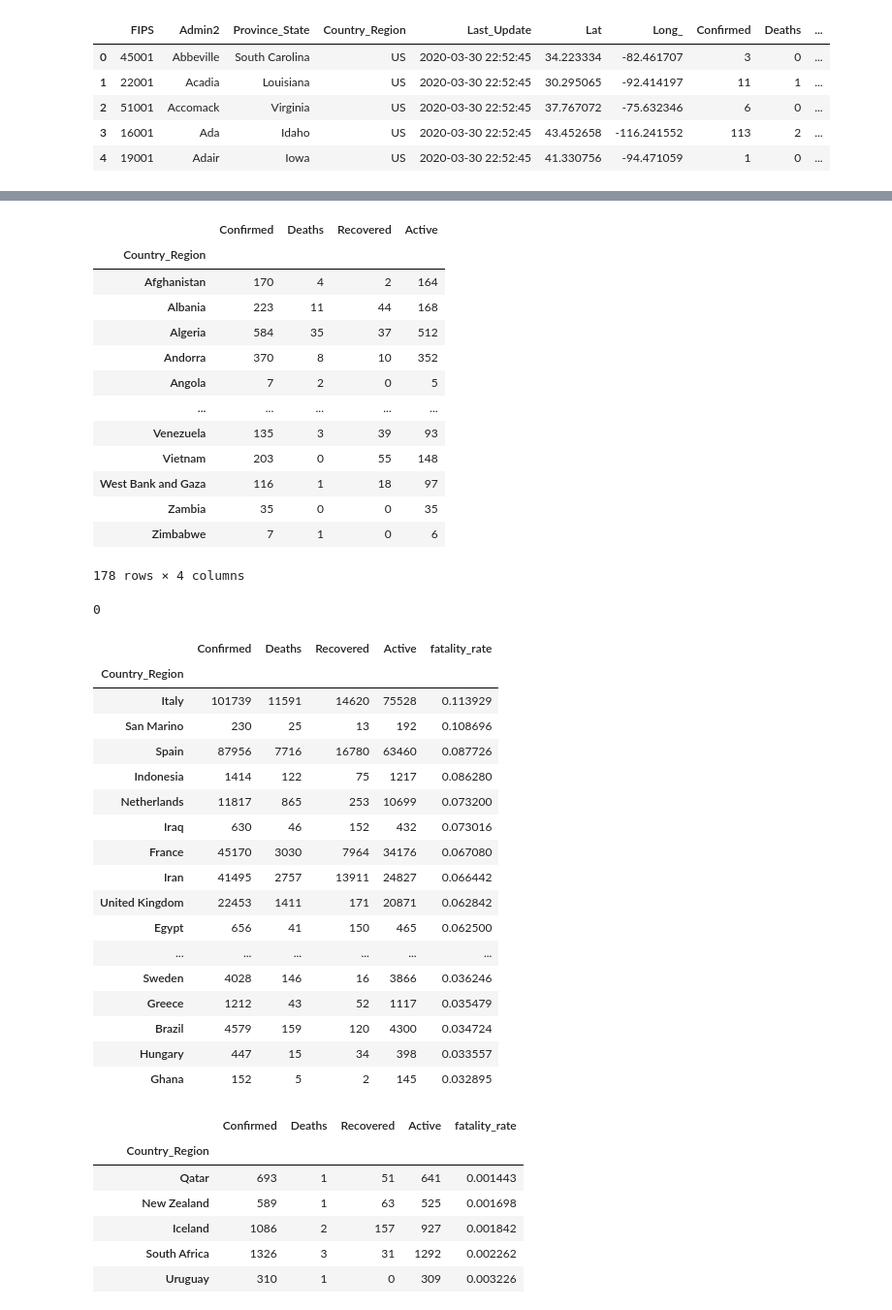
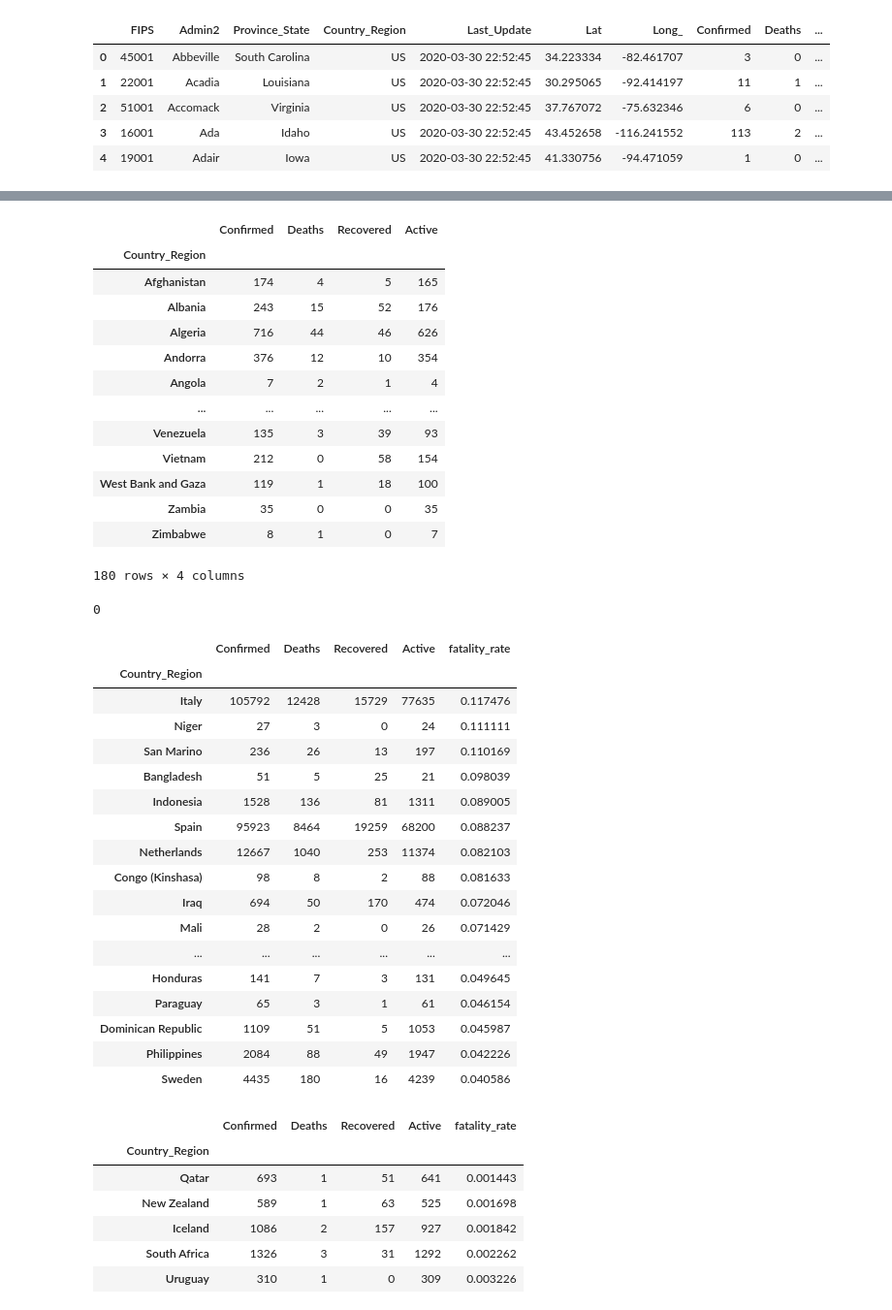
Before and after one commit to nnworkspace/covid19-insight, a Jupyter notebook: covid19-insight.ipynb, the cells around one changed output, grey strips where cells are left out. Shown at 97% size. Saved outputs shown, nothing was run; the diff lists cells and outputs as text; code cells hidden in the pictures.

Commit message:
add latest corona data and update jupyter notebook

```diff
--- a/covid19-insight.ipynb
+++ b/covid19-insight.ipynb
@@ -10,7 +10,7 @@ print('numpy version: ', np.version.version)
 pandas version:  1.0.1
 numpy version:  1.18.1
 # %%
-covid_daily_df = pd.read_csv('data/2020-03-30.csv')
+covid_daily_df = pd.read_csv('data/2020-03-31.csv')
 
 covid_daily_df.head()
 # %% [output]
@@ -106,18 +106,18 @@ df_country_cases
 # %% [output]
 |  | Confirmed | Deaths | Recovered | Active |
 | Country_Region |  |  |  |  |
-| Afghanistan | 170 | 4 | 2 | 164 |
-| Albania | 223 | 11 | 44 | 168 |
-| Algeria | 584 | 35 | 37 | 512 |
-| Andorra | 370 | 8 | 10 | 352 |
-| Angola | 7 | 2 | 0 | 5 |
+| Afghanistan | 174 | 4 | 5 | 165 |
+| Albania | 243 | 15 | 52 | 176 |
+| Algeria | 716 | 44 | 46 | 626 |
+| Andorra | 376 | 12 | 10 | 354 |
+| Angola | 7 | 2 | 1 | 4 |
 | ... | ... | ... | ... | ... |
 | Venezuela | 135 | 3 | 39 | 93 |
-| Vietnam | 203 | 0 | 55 | 148 |
-| West Bank and Gaza | 116 | 1 | 18 | 97 |
+| Vietnam | 212 | 0 | 58 | 154 |
+| West Bank and Gaza | 119 | 1 | 18 | 100 |
 | Zambia | 35 | 0 | 0 | 35 |
-| Zimbabwe | 7 | 1 | 0 | 6 |
+| Zimbabwe | 8 | 1 | 0 | 7 |
-178 rows × 4 columns
+180 rows × 4 columns
 # %%
 # show counties that do not have any corona patients yet
 len(df_country_cases.loc[df_country_cases['Confirmed'] == 0])
@@ -126,30 +126,30 @@ len(df_country_cases.loc[df_country_cases['Confirmed'] == 0])
 # %%
 # last operation tells that all countries in this csv file have confirmed cases.
 # now we can calculate the fatality rate
 
 df_country_cases['fatality_rate'] = df_country_cases.Deaths / df_country_cases.Confirmed
 
-fatalities = df_country_cases.query('(Deaths > 0) & (Confirmed > 100)') \
+fatalities = df_country_cases.query('(Deaths > 0) & (Confirmed > 25)') \
                             .sort_values(by = 'fatality_rate', ascending = False)
 
 fatalities[:25]
 # %% [output]
 |  | Confirmed | Deaths | Recovered | Active | fatality_rate |
 | Country_Region |  |  |  |  |  |
-| Italy | 101739 | 11591 | 14620 | 75528 | 0.113929 |
-| San Marino | 230 | 25 | 13 | 192 | 0.108696 |
-| Spain | 87956 | 7716 | 16780 | 63460 | 0.087726 |
-| Indonesia | 1414 | 122 | 75 | 1217 | 0.086280 |
-| Netherlands | 11817 | 865 | 253 | 10699 | 0.073200 |
-| Iraq | 630 | 46 | 152 | 432 | 0.073016 |
-| France | 45170 | 3030 | 7964 | 34176 | 0.067080 |
-| Iran | 41495 | 2757 | 13911 | 24827 | 0.066442 |
-| United Kingdom | 22453 | 1411 | 171 | 20871 | 0.062842 |
-| Egypt | 656 | 41 | 150 | 465 | 0.062500 |
+| Italy | 105792 | 12428 | 15729 | 77635 | 0.117476 |
+| Niger | 27 | 3 | 0 | 24 | 0.111111 |
+| San Marino | 236 | 26 | 13 | 197 | 0.110169 |
+| Bangladesh | 51 | 5 | 25 | 21 | 0.098039 |
+| Indonesia | 1528 | 136 | 81 | 1311 | 0.089005 |
+| Spain | 95923 | 8464 | 19259 | 68200 | 0.088237 |
+| Netherlands | 12667 | 1040 | 253 | 11374 | 0.082103 |
+| Congo (Kinshasa) | 98 | 8 | 2 | 88 | 0.081633 |
+| Iraq | 694 | 50 | 170 | 474 | 0.072046 |
+| Mali | 28 | 2 | 0 | 26 | 0.071429 |
 | ... | ... | ... | ... | ... | ... |
-| Sweden | 4028 | 146 | 16 | 3866 | 0.036246 |
-| Greece | 1212 | 43 | 52 | 1117 | 0.035479 |
-| Brazil | 4579 | 159 | 120 | 4300 | 0.034724 |
-| Hungary | 447 | 15 | 34 | 398 | 0.033557 |
-| Ghana | 152 | 5 | 2 | 145 | 0.032895 |
+| Honduras | 141 | 7 | 3 | 131 | 0.049645 |
+| Paraguay | 65 | 3 | 1 | 61 | 0.046154 |
+| Dominican Republic | 1109 | 51 | 5 | 1053 | 0.045987 |
+| Philippines | 2084 | 88 | 49 | 1947 | 0.042226 |
+| Sweden | 4435 | 180 | 16 | 4239 | 0.040586 |
 # %%
```
Also changed, not shown: parts of 5 cells of this notebook, 1 other file.
